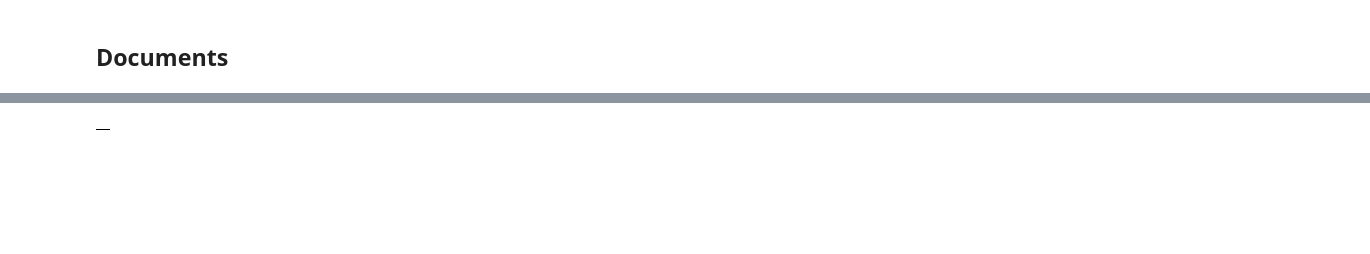
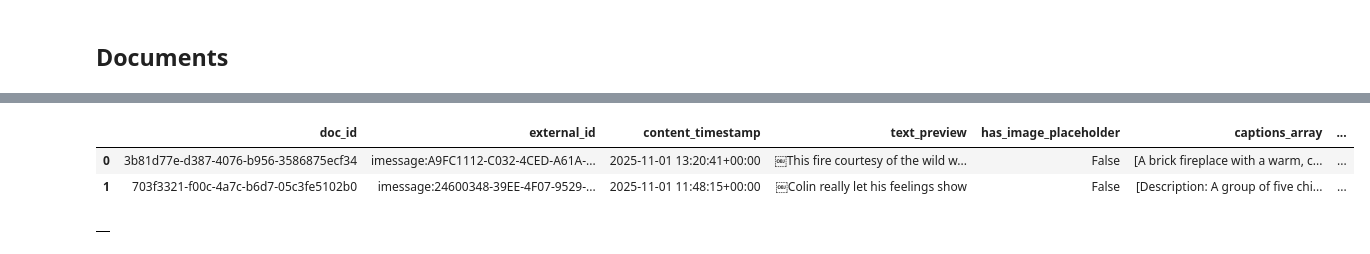
Before and after one commit to ChrisPatten/haven, a Jupyter notebook: notebooks/postgres_query_playground.ipynb, the cells around one changed output, grey strips where cells are left out. Drawn from its saved outputs; the diff is of its cells as text; code cells hidden in the pictures; blank space fills up the shorter version.

```diff
--- a/notebooks/postgres_query_playground.ipynb
+++ b/notebooks/postgres_query_playground.ipynb
@@ -262,4 +262,32 @@ display(by_source)
 | 1 | contact | 498 | 0 |
+# %%
+docs_with_captions = query_df("""SELECT
+    doc_id,
+    external_id,
+    content_timestamp,
+    LEFT(text, 500) as text_preview,
+    text LIKE '%%[Image:%%' as has_image_placeholder,
+    metadata->'enrichment'->'captions' as captions_array,
+    metadata->'enrichment'->'images' as images_array,
+    has_attachments,
+    attachment_count
+FROM documents
+WHERE
+    source_type = 'imessage'
+    AND is_active_version = true
+    AND (
+        text LIKE '%%[Image:%%'
+        OR (metadata->'enrichment'->'captions' IS NOT NULL
+            AND jsonb_array_length(metadata->'enrichment'->'captions') > 0)
+    )
+ORDER BY content_timestamp DESC
+LIMIT 20;""")
+
+docs_with_captions
+# %% [output]
+|  | doc_id | external_id | content_timestamp | text_preview | has_image_placeholder | captions_array | ... |
+| 0 | 3b81d77e-d387-4076-b956-3586875ecf34 | imessage:A9FC1112-C032-4CED-A61A-... | 2025-11-01 13:20:41+00:00 | ￼This fire courtesy of the wild w... | False | [A brick fireplace with a warm, c... | ... |
+| 1 | 703f3321-f00c-4a7c-b6d7-05c3fe5102b0 | imessage:24600348-39EE-4F07-9529-... | 2025-11-01 11:48:15+00:00 | ￼Colin really let his feelings show | False | [Description: A group of five chi... | ... |
 # %%
 # Documents with intents
 docs_with_intents = query_df("""
```
Also changed, not shown: parts of 11 cells of this notebook, 34 other files.
